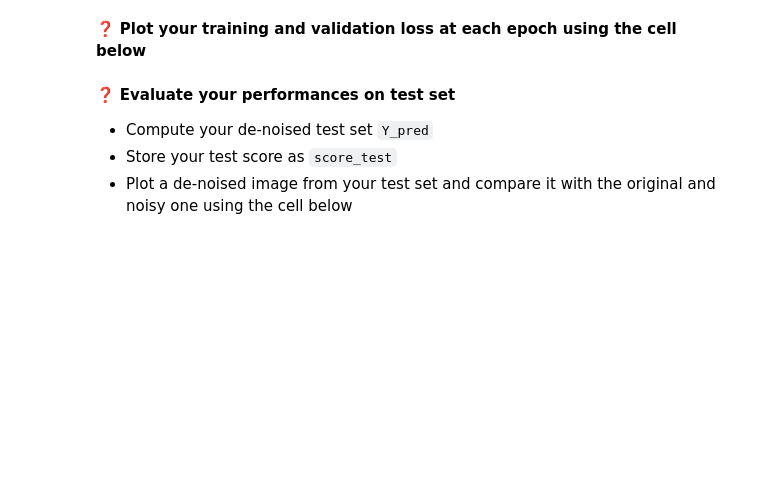
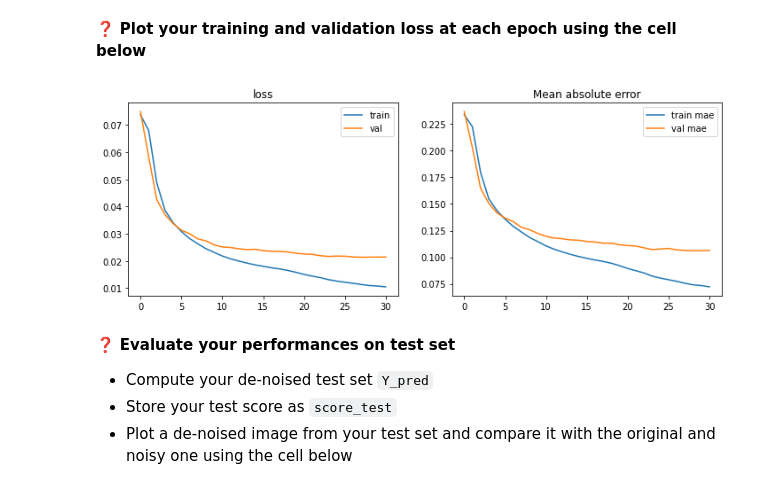
Before and after one commit to JulienDoma/data-certification-exam, a Jupyter notebook: convolutional_neural_networks/image_denoising.ipynb, the cells around one changed output. Saved outputs shown, nothing was run; the diff lists cells and outputs as text; code cells hidden in the pictures; blank space fills up the shorter version.

````diff
--- a/convolutional_neural_networks/image_denoising.ipynb
+++ b/convolutional_neural_networks/image_denoising.ipynb
@@ -325,11 +318,3 @@ with open("data_painting_solution.pickle", "rb") as file:
 
 ! rm data_painting_solution.pickle
 ```
-# %%
-! curl https://wagon-public-datasets.s3.amazonaws.com/certification_france_2021_q2/data_painting_solution.pickle > data_painting_solution.pickle
-
-import pickle
-with open("data_painting_solution.pickle", "rb") as file:
-    (X_train, Y_train, X_test, Y_test) = pickle.load(file)
-
-! rm data_painting_solution.pickle
@@ -394,2 +428,13 @@ autoencoder.summary()
 # %%
 # YOUR CODE HERE
+autoencoder.compile(loss='mse',
+                   optimizer='adam',
+                   metrics=['mae'])
+
+es = EarlyStopping(patience=3, verbose=2)
+
+history_denoising = autoencoder.fit(X_train, Y_train,
+                                    validation_split=0.2,
+                                    callbacks=[es],
+                                    epochs=100,
+                                    batch_size=32)
@@ -398,13 +461,36 @@ autoencoder.summary()
 # %%
 # Plot below your train/val loss history
 # YOUR CODE HERE
+
+def plot_history(history, title='', axs=None, exp_name=""):
+    if axs is not None:
+        ax1, ax2 = axs
+    else:
+        f, (ax1, ax2) = plt.subplots(1, 2, figsize=(12, 4))
+
+    if len(exp_name) > 0 and exp_name[0] != '_':
+        exp_name = '_' + exp_name
+    ax1.plot(history.history['loss'], label='train' + exp_name)
+    ax1.plot(history.history['val_loss'], label='val' + exp_name)
+    ax1.set_title('loss')
+    ax1.legend()
+
+    ax2.plot(history.history['mae'], label='train mae'  + exp_name)
+    ax2.plot(history.history['val_mae'], label='val mae'  + exp_name)
+    ax2.set_title('Mean absolute error')
+    ax2.legend()
+    return (ax1, ax2)
+
 # YOUR CODE HERE
-# YOUR CODE HERE
+plot_history(history_denoising)
 
 
 # Run also this code to save figure as jpg in path below (it's your job to ensure it works)
 fig = plt.gcf()
 plt.savefig("tests/history.png")
+plt.show()
+# %% [output]
+[figure, added]
 # %% [markdown]
 ❓ **Evaluate your performances on test set**
 - Compute your de-noised test set `Y_pred`
````
Also changed, not shown: parts of 35 cells of this notebook, 4 other files.
